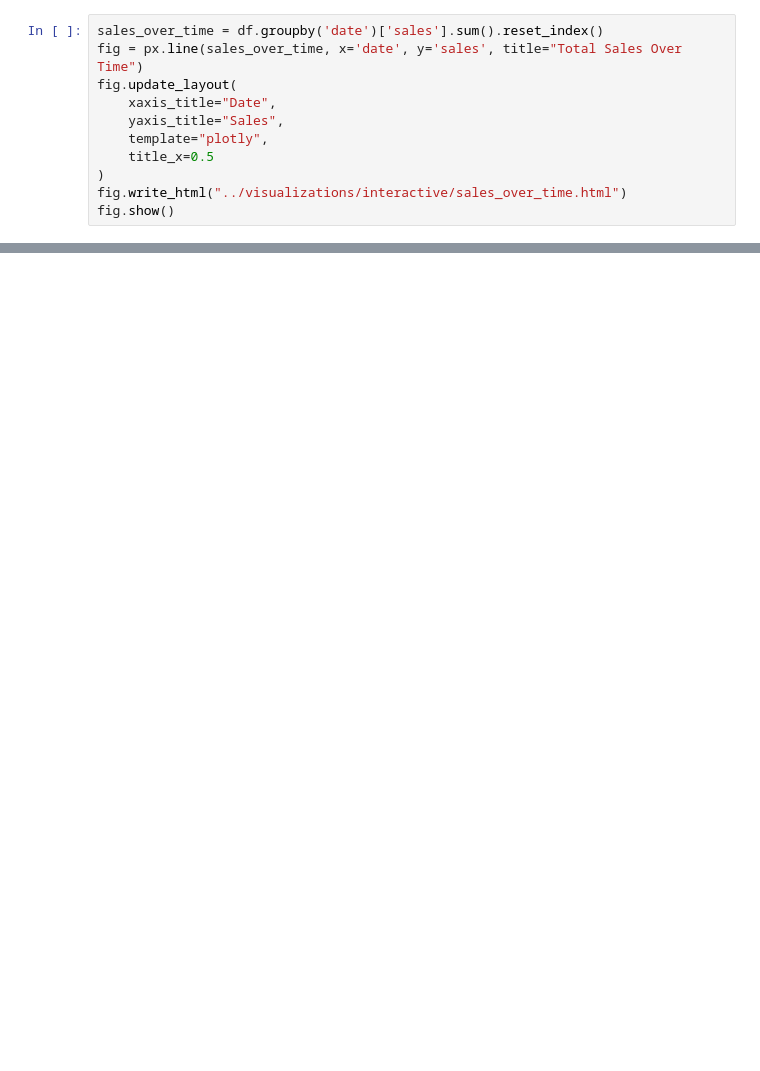
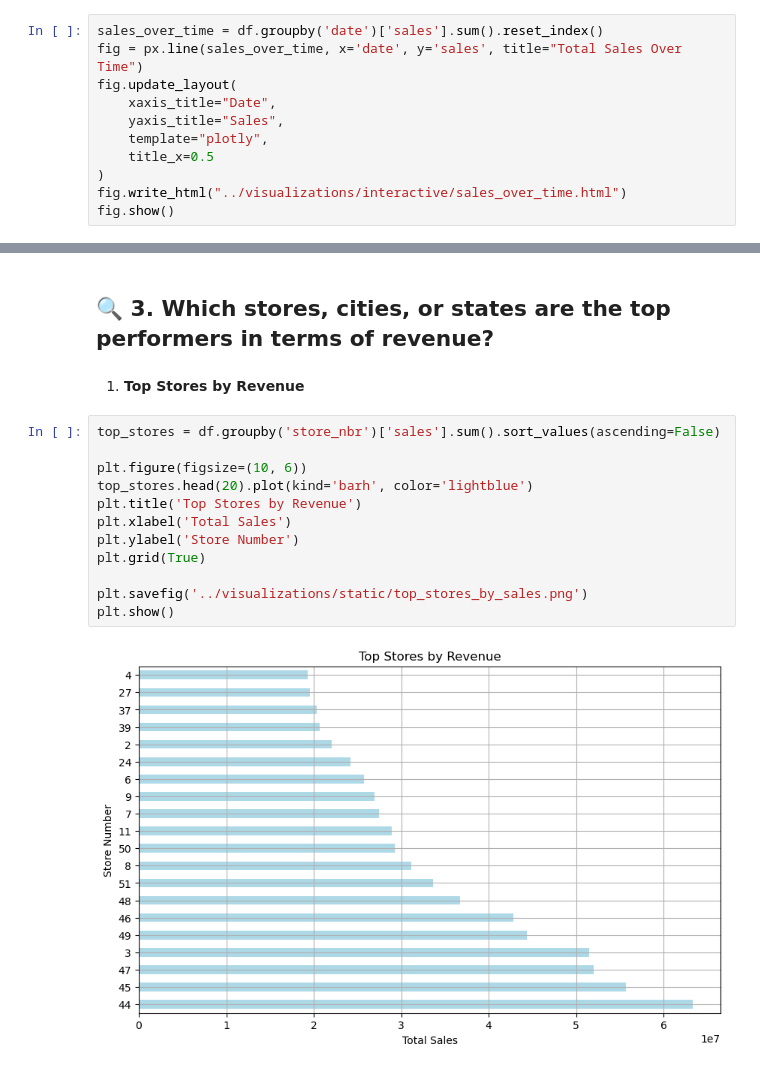
Before and after one commit to Seif-Eldin-Omar/sales-forecasting-optimization, a Jupyter notebook: notebooks/visualization_demo.ipynb, the cells around one changed output, grey strips where cells are left out. Drawn from its saved outputs; the diff is of its cells as text; blank space fills up the shorter version.

```diff
--- a/notebooks/visualization_demo.ipynb
+++ b/notebooks/visualization_demo.ipynb
@@ -33,0 +56,18 @@ fig.show()
+# %% [markdown]
+## 🔍 3. Which stores, cities, or states are the top performers in terms of revenue?
+# %% [markdown]
+1. **Top Stores by Revenue**
+# %%
+top_stores = df.groupby('store_nbr')['sales'].sum().sort_values(ascending=False)
+
+plt.figure(figsize=(10, 6))
+top_stores.head(20).plot(kind='barh', color='lightblue')
+plt.title('Top Stores by Revenue')
+plt.xlabel('Total Sales')
+plt.ylabel('Store Number')
+plt.grid(True)
+
+plt.savefig('../visualizations/static/top_stores_by_sales.png')
+plt.show()
+# %% [output]
+[figure, added]
```
Also changed, not shown: parts of 9 cells of this notebook, 7 other files.
